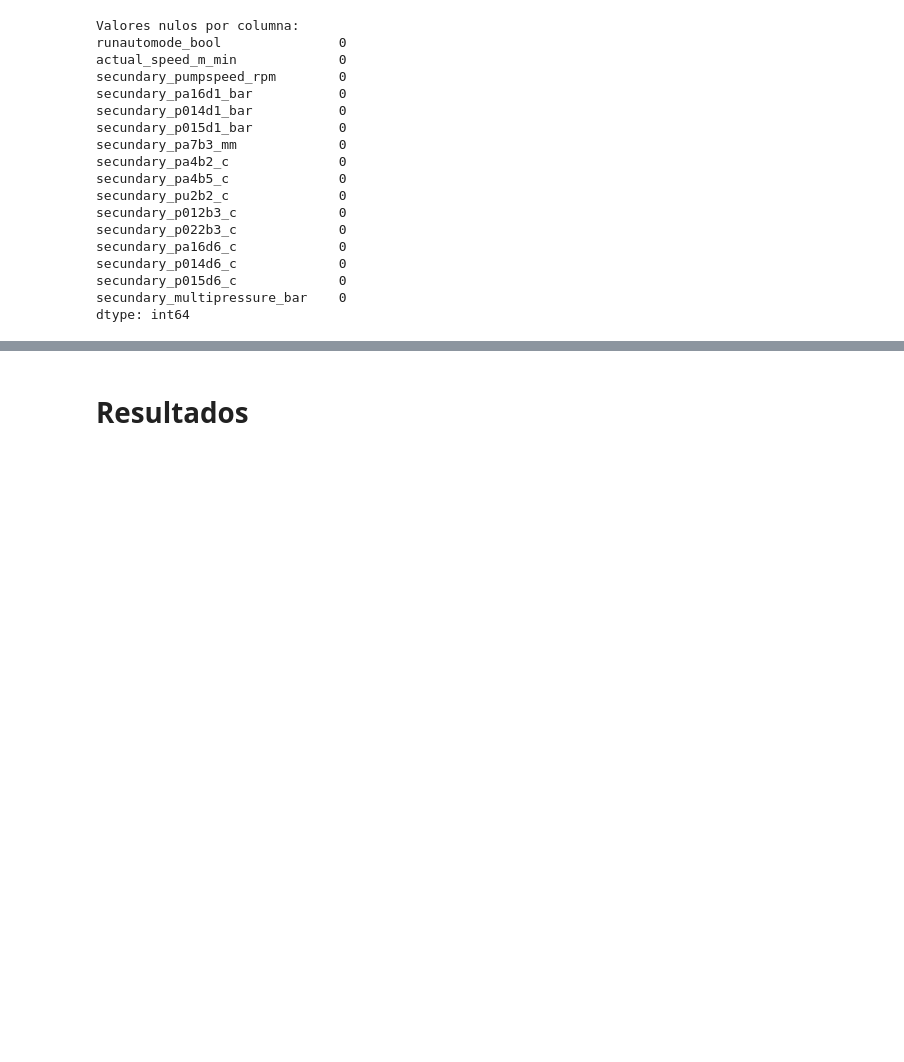
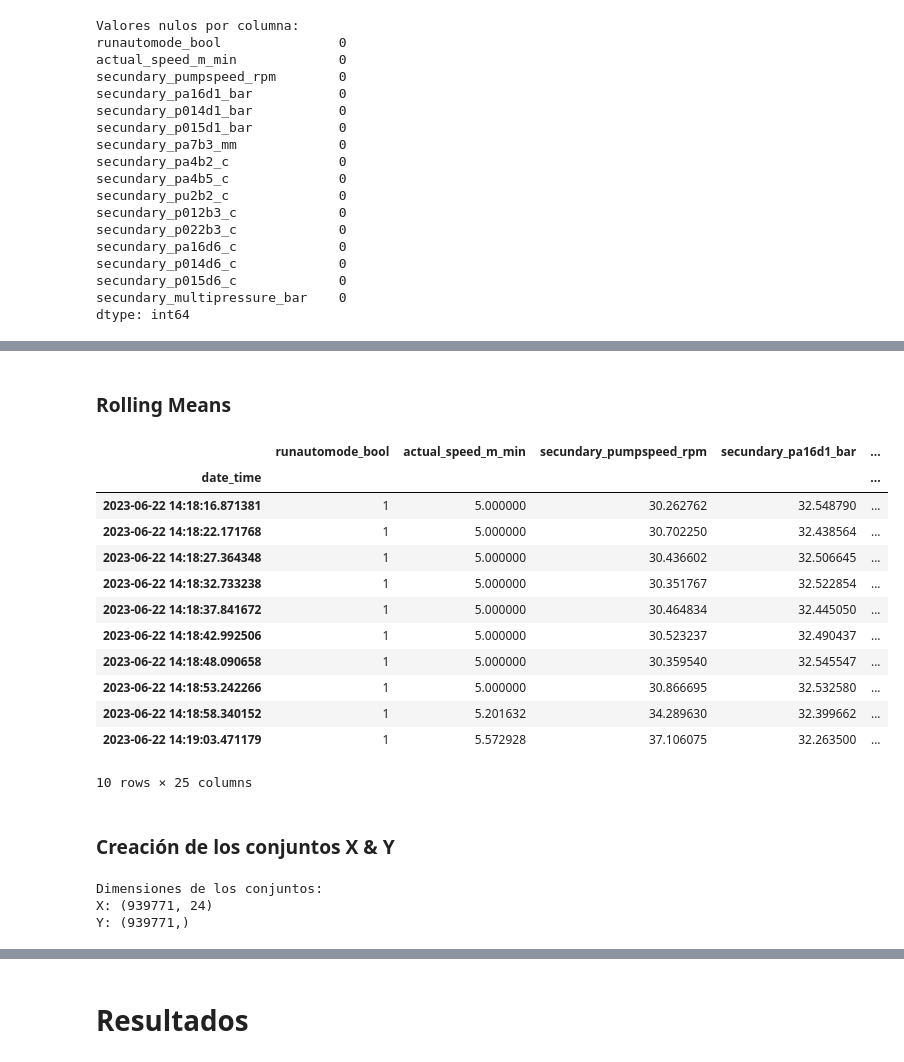
Before and after one commit to emmanuelrosales/ML_FinalProject, a Jupyter notebook: ML_FinalProject.ipynb, the cells around one changed output, grey strips where cells are left out. Cells and saved outputs as stored; diff of their text form; code cells hidden in the pictures; blank space fills up the shorter version.

Commit message:
[ADD] Implementación de variable categorica, Lag Features, Rolling Mean, Conjuntos XY, Split

```diff
--- a/ML_FinalProject.ipynb
+++ b/ML_FinalProject.ipynb
@@ -193,0 +236,41 @@ https://scikit-learn.org/stable/modules/generated/sklearn.model_selection.TimeSe
+# %% [markdown]
+### Rolling Means
+# %%
+window_size = 5
+
+processed_dataset['secundary_multipressure_bar_MEAN'] = processed_dataset['secundary_multipressure_bar'].shift(1).rolling(window=window_size).mean()
+processed_dataset['secundary_multipressure_bar_STD'] = processed_dataset['secundary_multipressure_bar'].shift(1).rolling(window=window_size).std()
+processed_dataset['secundary_multipressure_bar_MIN'] = processed_dataset['secundary_multipressure_bar'].shift(1).rolling(window=window_size).min()
+processed_dataset['secundary_multipressure_bar_MAX'] = processed_dataset['secundary_multipressure_bar'].shift(1).rolling(window=window_size).max()
+processed_dataset = processed_dataset.dropna()
+processed_dataset.head(10)
+# %% [output]
+|  | runautomode_bool | actual_speed_m_min | secundary_pumpspeed_rpm | secundary_pa16d1_bar | ... |
+| date_time |  |  |  |  | ... |
+| 2023-06-22 14:18:16.871381 | 1 | 5.000000 | 30.262762 | 32.548790 | ... |
+| 2023-06-22 14:18:22.171768 | 1 | 5.000000 | 30.702250 | 32.438564 | ... |
+| 2023-06-22 14:18:27.364348 | 1 | 5.000000 | 30.436602 | 32.506645 | ... |
+| 2023-06-22 14:18:32.733238 | 1 | 5.000000 | 30.351767 | 32.522854 | ... |
+| 2023-06-22 14:18:37.841672 | 1 | 5.000000 | 30.464834 | 32.445050 | ... |
+| 2023-06-22 14:18:42.992506 | 1 | 5.000000 | 30.523237 | 32.490437 | ... |
+| 2023-06-22 14:18:48.090658 | 1 | 5.000000 | 30.359540 | 32.545547 | ... |
+| 2023-06-22 14:18:53.242266 | 1 | 5.000000 | 30.866695 | 32.532580 | ... |
+| 2023-06-22 14:18:58.340152 | 1 | 5.201632 | 34.289630 | 32.399662 | ... |
+| 2023-06-22 14:19:03.471179 | 1 | 5.572928 | 37.106075 | 32.263500 | ... |
+10 rows × 25 columns
+# %% [markdown]
+### Creación de los conjuntos X & Y
+# %%
+#Conjunto Y
+Y = processed_dataset['secundary_multipressure_bar']
+
+#Conjunto X
+X = processed_dataset.drop(columns=['secundary_multipressure_bar'])
+
+print("Dimensiones de los conjuntos:")
+print(f"X: {X.shape}")
+print(f"Y: {Y.shape}")
+# %% [output]
+Dimensiones de los conjuntos:
+X: (939771, 24)
+Y: (939771,)
```
Also changed, not shown: parts of 11 cells of this notebook.
